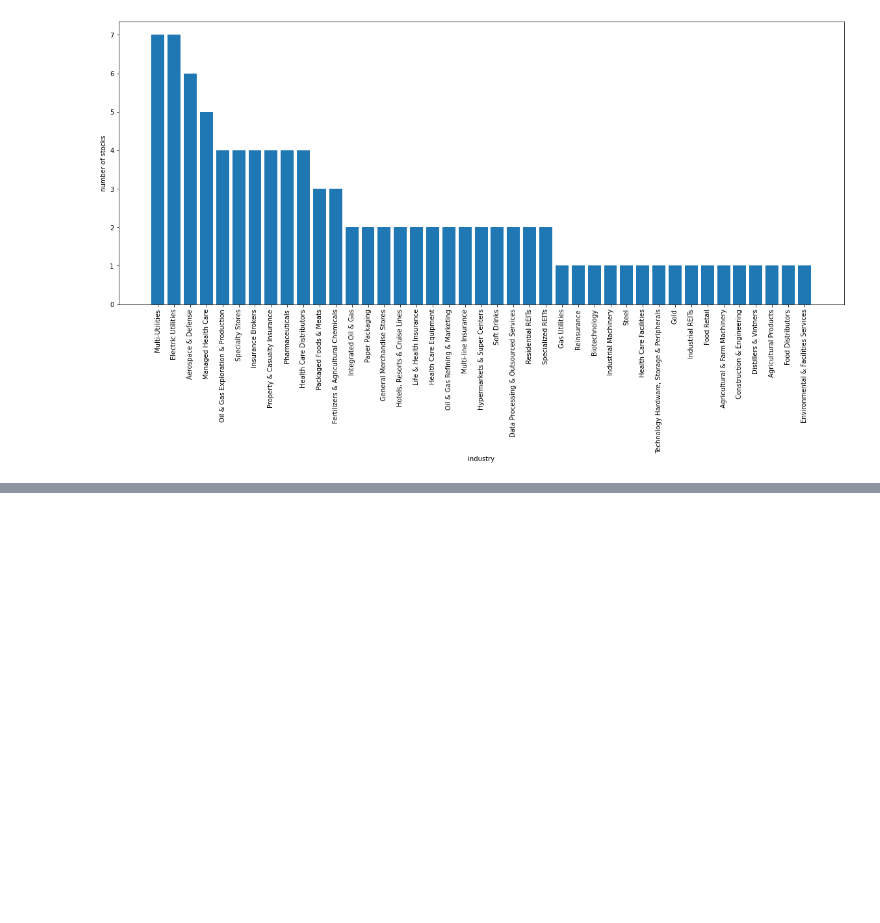
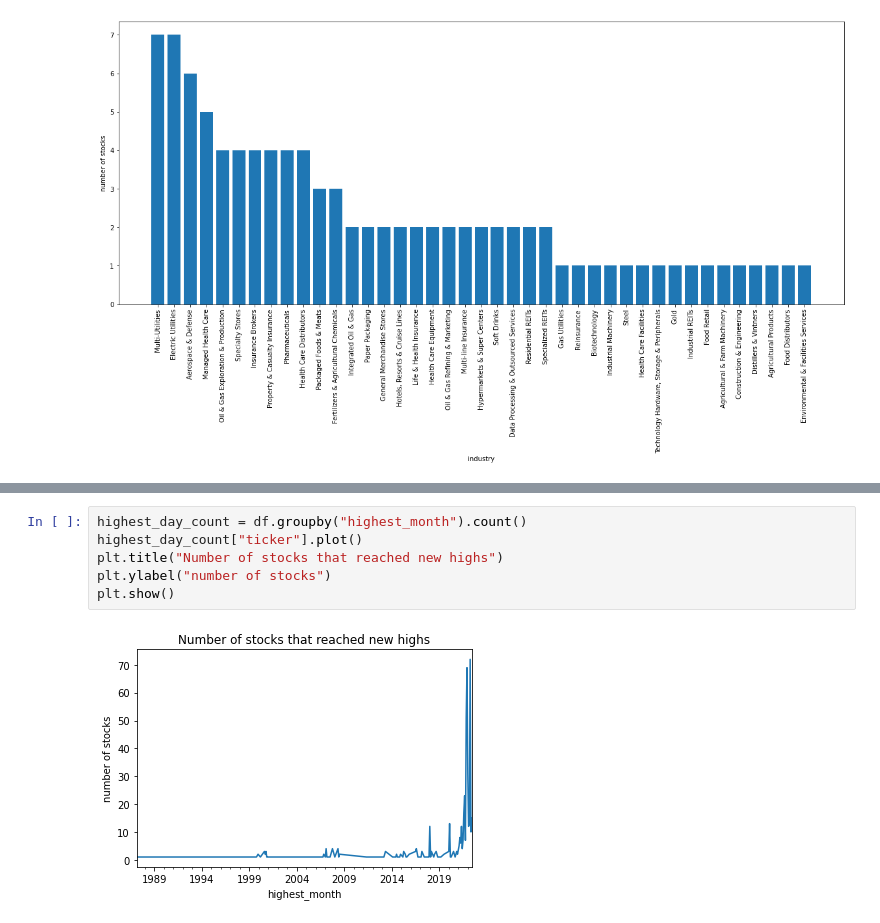
Before and after one commit to przemyslaw-mikulski/stocks, a Jupyter notebook: MostAttractiveStocks.ipynb, the cells around one changed output, grey strips where cells are left out. Saved outputs shown, nothing was run; the diff lists cells and outputs as text; blank space fills up the shorter version.

Commit message:
Most attractive stocks

```diff
--- a/MostAttractiveStocks.ipynb
+++ b/MostAttractiveStocks.ipynb
@@ -173,0 +181,8 @@ plt.show()
+# %%
+highest_day_count = df.groupby("highest_month").count()
+highest_day_count["ticker"].plot()
+plt.title("Number of stocks that reached new highs")
+plt.ylabel("number of stocks")
+plt.show()
+# %% [output]
+[figure, added]
```
Also changed, not shown: parts of 6 cells of this notebook.
